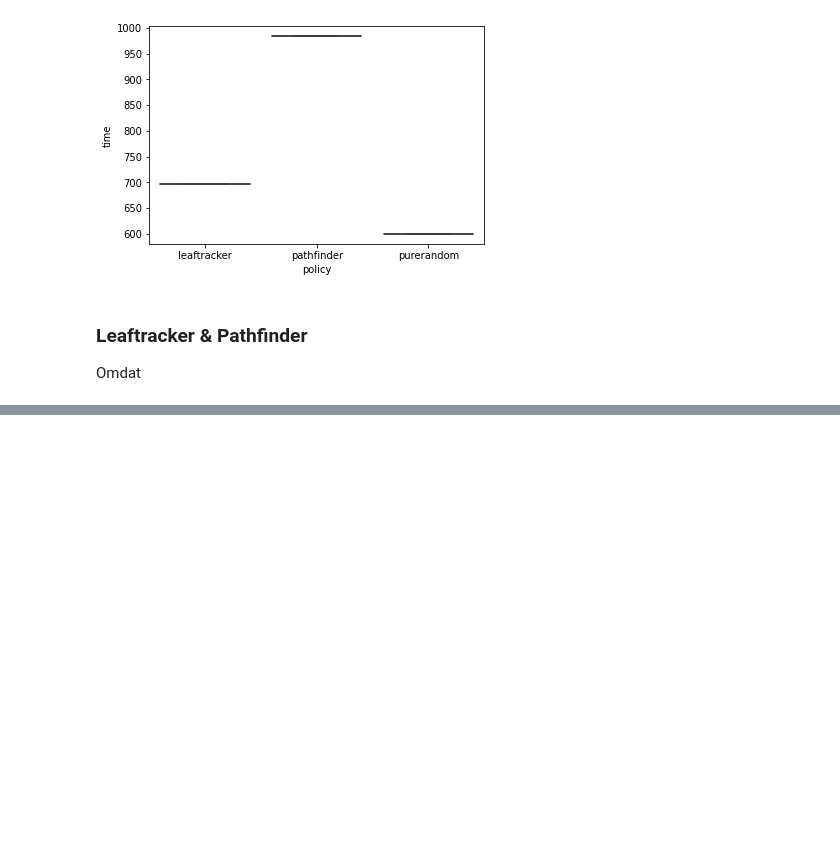
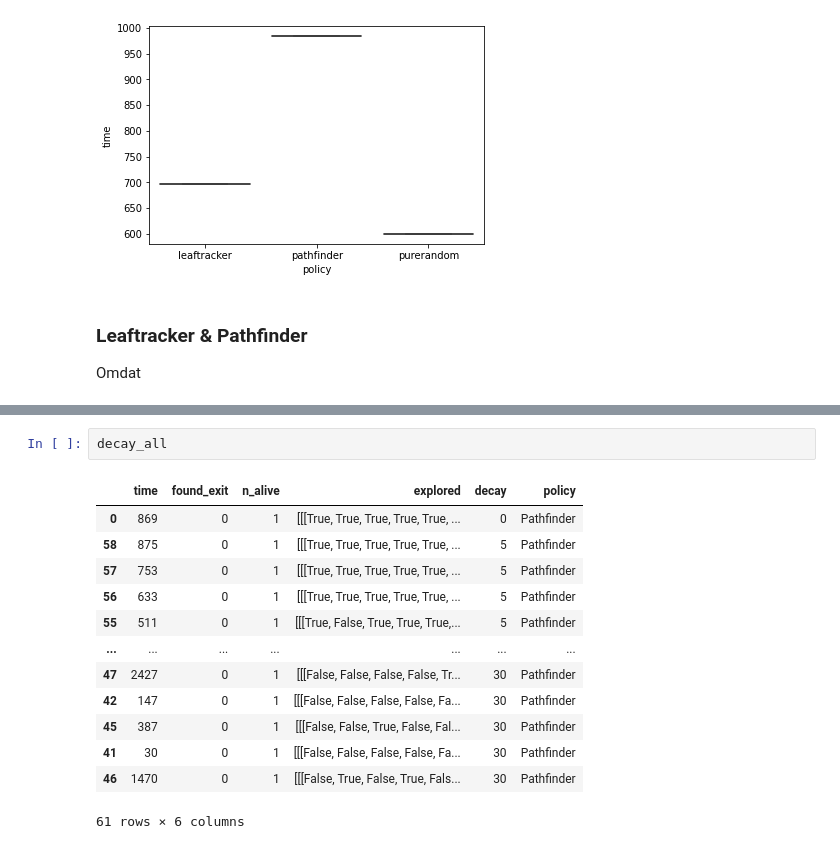
Before and after one commit to MariaDukmak/MazeRunner, a Jupyter notebook: analysis/Data analyse.ipynb, the cells around one changed output, grey strips where cells are left out. Saved outputs shown, nothing was run; the diff lists cells and outputs as text; blank space fills up the shorter version.

```diff
--- a/analysis/Data analyse.ipynb
+++ b/analysis/Data analyse.ipynb
@@ -97,0 +148,16 @@ ax = sns.boxplot(data=df['time'])
+# %%
+decay_all
+# %% [output]
+|  | time | found_exit | n_alive | explored | decay | policy |
+| 0 | 869 | 0 | 1 | [[[True, True, True, True, True, ... | 0 | Pathfinder |
+| 58 | 875 | 0 | 1 | [[[True, True, True, True, True, ... | 5 | Pathfinder |
+| 57 | 753 | 0 | 1 | [[[True, True, True, True, True, ... | 5 | Pathfinder |
+| 56 | 633 | 0 | 1 | [[[True, True, True, True, True, ... | 5 | Pathfinder |
+| 55 | 511 | 0 | 1 | [[[True, False, True, True, True,... | 5 | Pathfinder |
+| ... | ... | ... | ... | ... | ... | ... |
+| 47 | 2427 | 0 | 1 | [[[False, False, False, False, Tr... | 30 | Pathfinder |
+| 42 | 147 | 0 | 1 | [[[False, False, False, False, Fa... | 30 | Pathfinder |
+| 45 | 387 | 0 | 1 | [[[False, False, True, False, Fal... | 30 | Pathfinder |
+| 41 | 30 | 0 | 1 | [[[False, False, False, False, Fa... | 30 | Pathfinder |
+| 46 | 1470 | 0 | 1 | [[[False, True, False, True, Fals... | 30 | Pathfinder |
+61 rows × 6 columns
```
Also changed, not shown: parts of 18 cells of this notebook, 3 other files.
